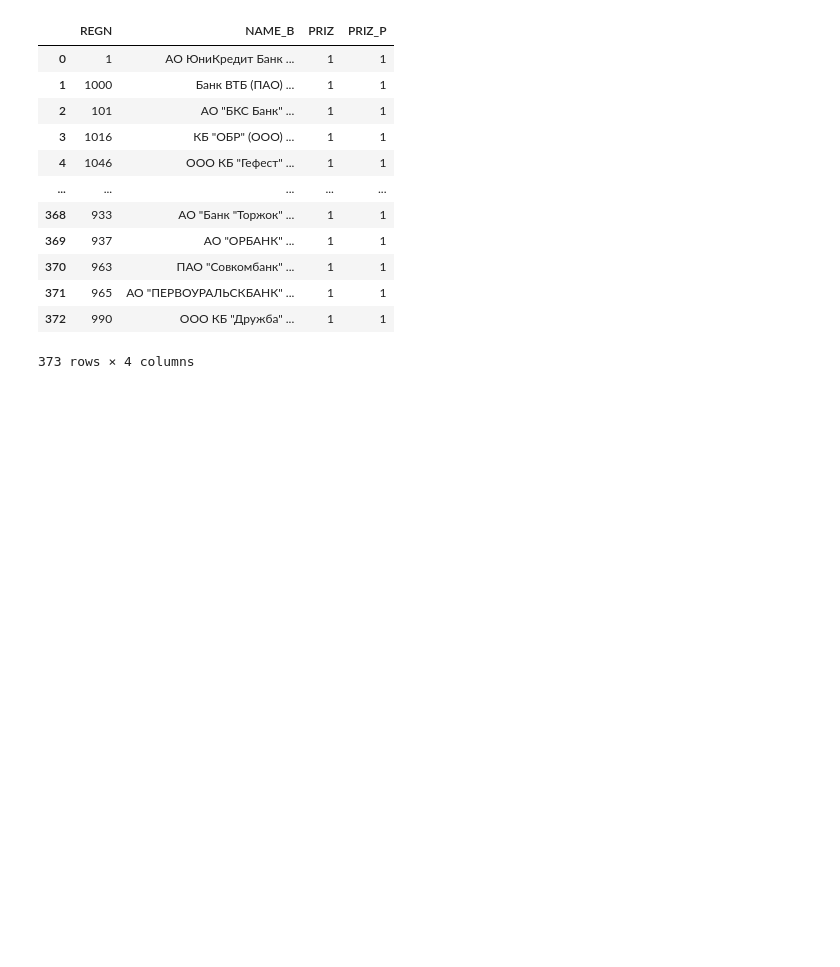
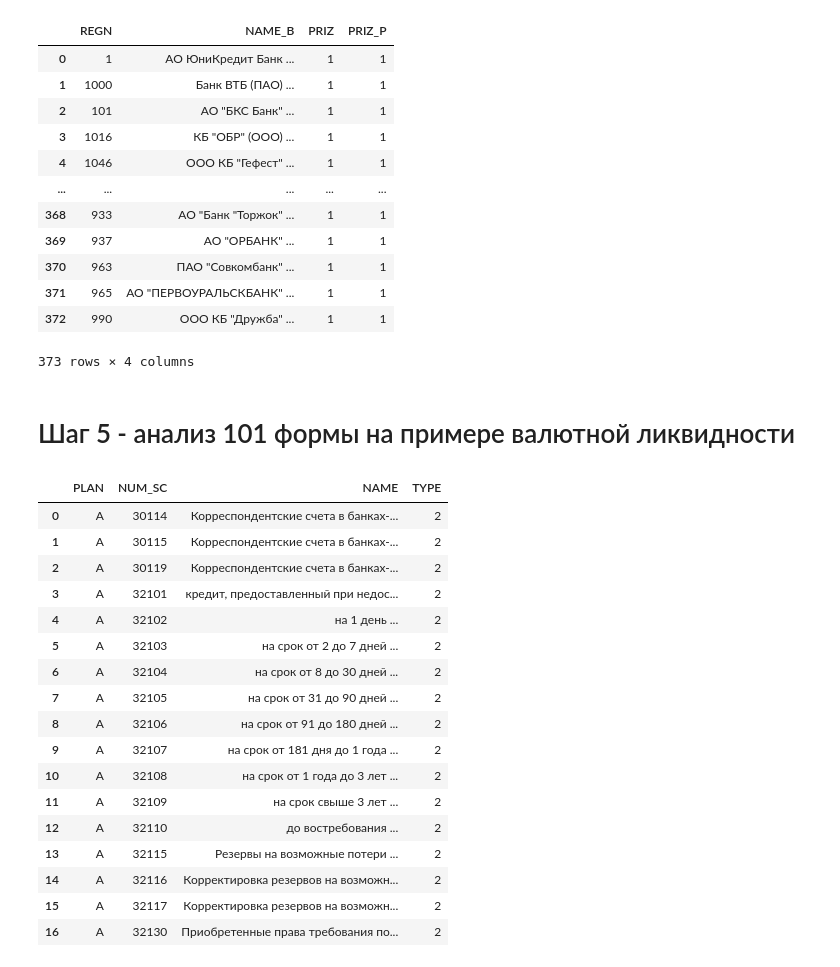
Before and after one commit to Yura4all/home-work, a Jupyter notebook: Central bank - 101 form.ipynb, the cells around one changed output. Drawn from its saved outputs; the diff is of its cells as text; code cells hidden in the pictures; blank space fills up the shorter version.

```diff
--- a/Central bank - 101 form.ipynb
+++ b/Central bank - 101 form.ipynb
@@ -416,3 +424,49 @@ df_n1
 | 371 | 965 | АО "ПЕРВОУРАЛЬСКБАНК" ... | 1 | 1 |
 | 372 | 990 | ООО КБ "Дружба" ... | 1 | 1 |
 373 rows × 4 columns
+# %% [markdown]
+# Шаг 5 - анализ 101 формы на примере валютной ликвидности
+# %%
+# описание данных - https://cbr.ru/vfs/credit/formats/101-20200301.PDF
+# https://www.kuap.ru/banks/9999/balances/
+
+
+# валютная ликвидность - это краткосрочные высоколиквидные валютные активы российских банков.
+#Такими активами будем считать корреспонденские счета в банках нерезидентах в иностранной валюте, а также депозиты в них срочностью до 3 мес.
+
+
+# производим первичную обработку нужных нам типов счетов
+request = """
+select * from NAMES
+where name like '%Корреспондентские счета в банках-нерезидентах%'
+or substr(NUM_SC,1,3) = (select NUM_SC from NAMES where name like '%Кредиты и депозиты, предоставленные банкам-нерезидентам%')
+and Plan='А' and type=2
+
+"""
+
+df_names = pd.read_sql_query(request, conn)
+
+
+# выгружаем в эксель, чтобы понять какие именно счета нам нужны
+df_names.to_excel(r'D:\diploma\names.xls', sheet_name='Sheet1', na_rep='', float_format=None, columns=None, header=True, index=True, index_label=None, startrow=0, startcol=0, engine=None, merge_cells=True, encoding=None, inf_rep='inf', verbose=True, freeze_panes=None, storage_options=None)
+
+df_names
+# %% [output]
+|  | PLAN | NUM_SC | NAME | TYPE |
+| 0 | А | 30114 | Корреспондентские счета в банках-... | 2 |
+| 1 | А | 30115 | Корреспондентские счета в банках-... | 2 |
+| 2 | А | 30119 | Корреспондентские счета в банках-... | 2 |
+| 3 | А | 32101 | кредит, предоставленный при недос... | 2 |
+| 4 | А | 32102 | на 1 день ... | 2 |
+| 5 | А | 32103 | на срок от 2 до 7 дней ... | 2 |
+| 6 | А | 32104 | на срок от 8 до 30 дней ... | 2 |
+| 7 | А | 32105 | на срок от 31 до 90 дней ... | 2 |
+| 8 | А | 32106 | на срок от 91 до 180 дней ... | 2 |
+| 9 | А | 32107 | на срок от 181 дня до 1 года ... | 2 |
+| 10 | А | 32108 | на срок от 1 года до 3 лет ... | 2 |
+| 11 | А | 32109 | на срок свыше 3 лет ... | 2 |
+| 12 | А | 32110 | до востребования ... | 2 |
+| 13 | А | 32115 | Резервы на возможные потери ... | 2 |
+| 14 | А | 32116 | Корректировка резервов на возможн... | 2 |
+| 15 | А | 32117 | Корректировка резервов на возможн... | 2 |
+| 16 | А | 32130 | Приобретенные права требования по... | 2 |
```
Also changed, not shown: parts of 42 cells of this notebook, 1 other file.
